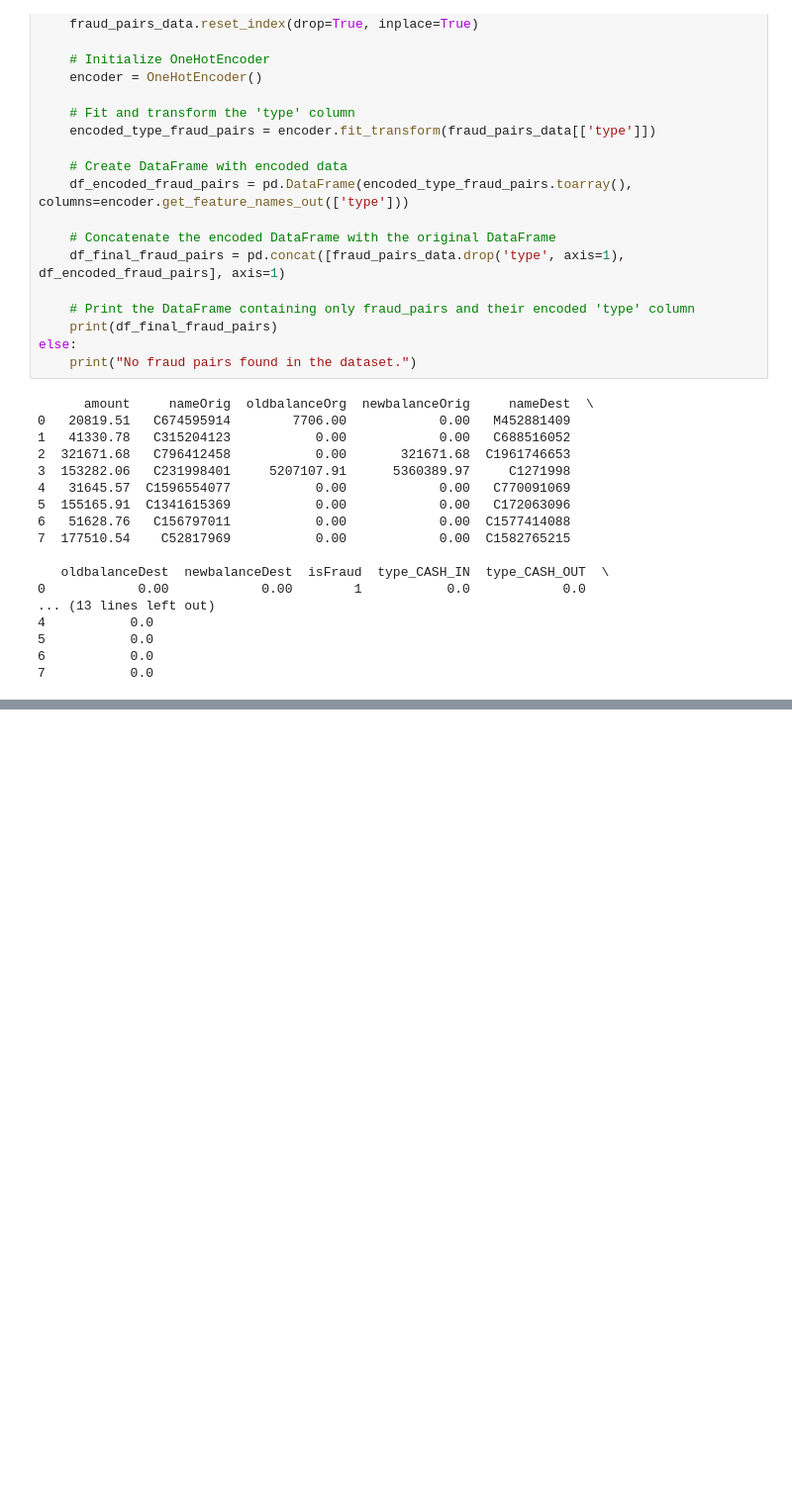
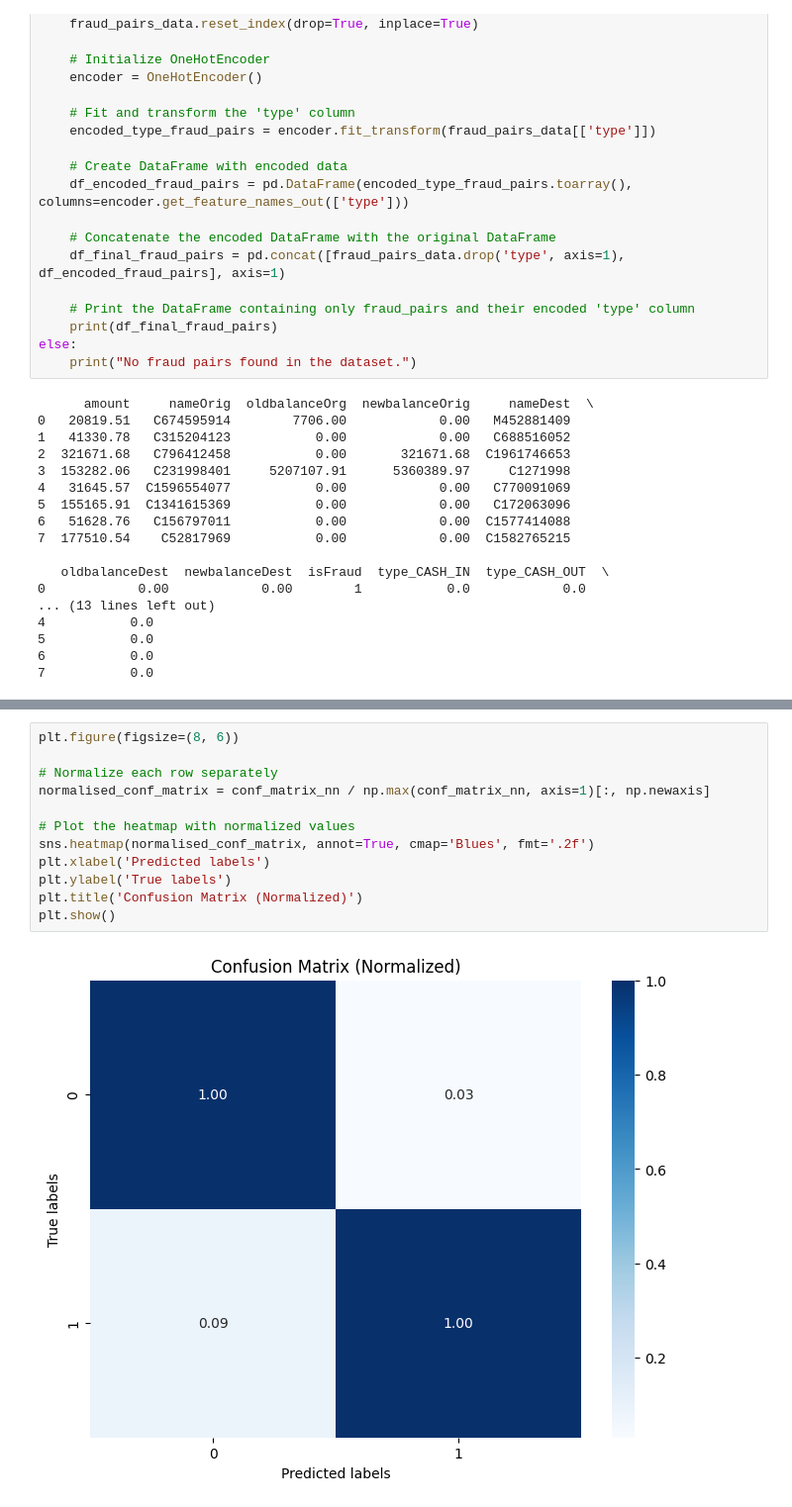
Before and after one commit to blueabdi/TheDeveloperAcademy, a Jupyter notebook: TASK 10 - Supervised Machine Learning.ipynb, the cells around one changed output, grey strips where cells are left out. Shown: that part at 99% size. Saved outputs shown, nothing was run; the diff lists cells and outputs as text; blank space fills up the shorter version.

```diff
--- a/TASK 10 - Supervised Machine Learning.ipynb
+++ b/TASK 10 - Supervised Machine Learning.ipynb
@@ -551,0 +547,14 @@ print(conf_matrix)
+# %%
+plt.figure(figsize=(8, 6))
+
+# Normalize each row separately
+normalised_conf_matrix = conf_matrix_nn / np.max(conf_matrix_nn, axis=1)[:, np.newaxis]
+
+# Plot the heatmap with normalized values
+sns.heatmap(normalised_conf_matrix, annot=True, cmap='Blues', fmt='.2f')
+plt.xlabel('Predicted labels')
+plt.ylabel('True labels')
+plt.title('Confusion Matrix (Normalized)')
+plt.show()
+# %% [output]
+[figure, added]
```
Also changed, not shown: parts of 24 cells of this notebook.
